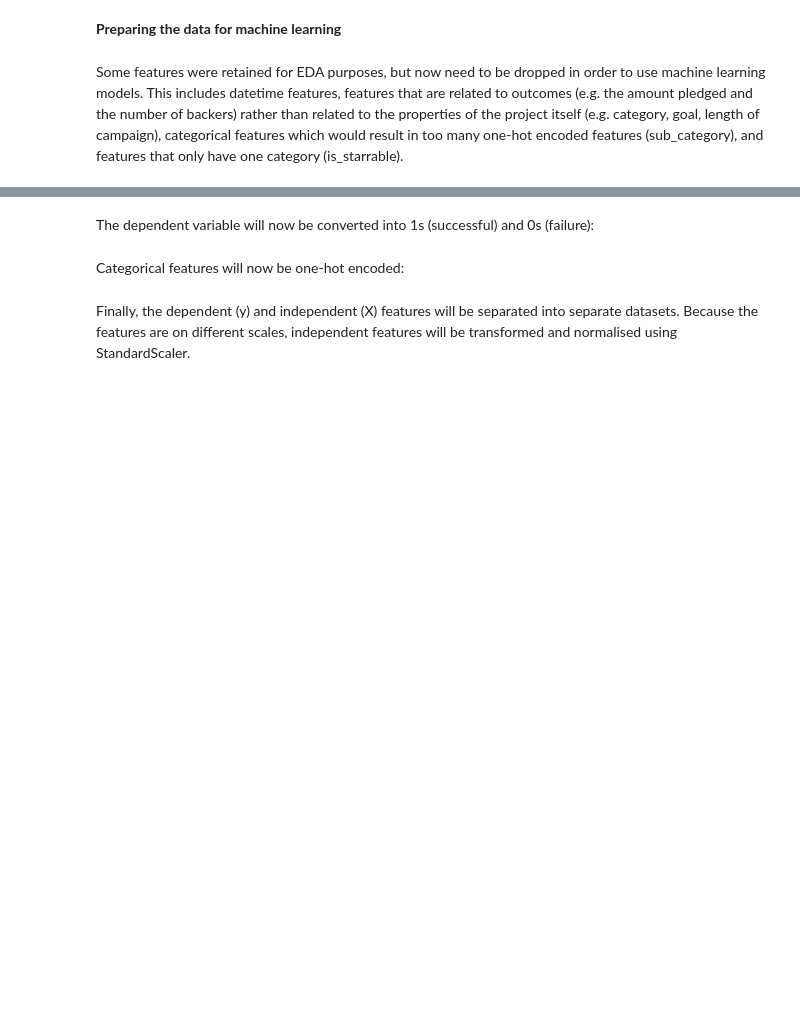
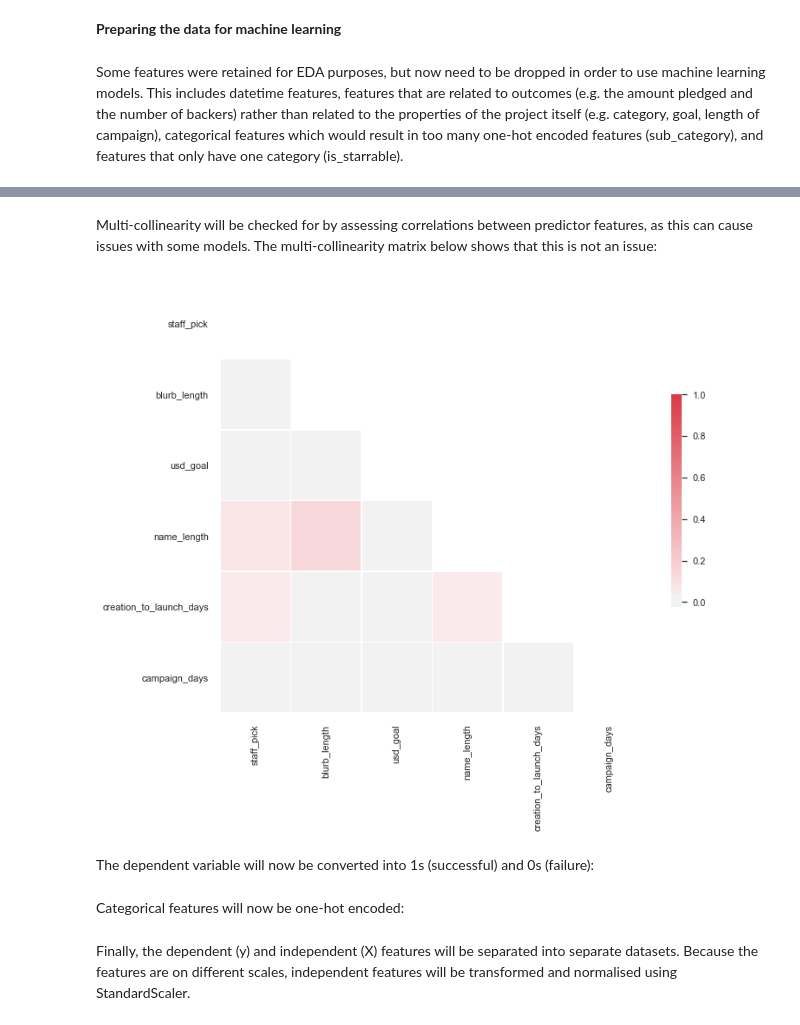
Before and after one commit to L-Lewis/Kickstarter-success-machine-learning, a Jupyter notebook: Kickstarter-project.ipynb, the cells around one changed output, grey strips where cells are left out. Saved outputs shown, nothing was run; the diff lists cells and outputs as text; code cells hidden in the pictures; blank space fills up the shorter version.

```diff
--- a/Kickstarter-project.ipynb
+++ b/Kickstarter-project.ipynb
@@ -1254,6 +1254,29 @@ df_transformed.head()
 | 681033598 | photography | US | True | successful | 25.0 | 27224.0 | 9 | 9 | ... |
 | 1031782682 | fashion | IT | False | successful | 13.0 | 45461.0 | 5 | 4 | ... |
 | 904085819 | technology | US | False | failed | 22.0 | 1000.0 | 4 | 2 | ... |
+# %% [markdown]
+Multi-collinearity will be checked for by assessing correlations between predictor features, as this can cause issues with some models. The multi-collinearity matrix below shows that this is not an issue:
+# %%
+# Set the style of the visualization
+sns.set(style="white")
+
+# Create a covariance matrix
+corr = df_transformed.corr()
+
+# Generate a mask the size of our covariance matrix
+mask = np.zeros_like(corr, dtype=np.bool)
+mask[np.triu_indices_from(mask)] = True
+
+# Set up the matplotlib figure
+f, ax = plt.subplots(figsize = (11,9))
+
+# Generate a custom diverging colormap
+cmap = sns.diverging_palette(220, 10, as_cmap=True)
+
+# Draw the heatmap with the mask and correct aspect ratio
+sns.heatmap(corr, mask=mask, cmap=cmap, center=0, square=True, linewidths=.5, cbar_kws={"shrink": .5});
+# %% [output]
+[figure, added]
 # %% [markdown]
 The dependent variable will now be converted into 1s (successful) and 0s (failure):
 # %%
```
Also changed, not shown: parts of 21 cells of this notebook.
